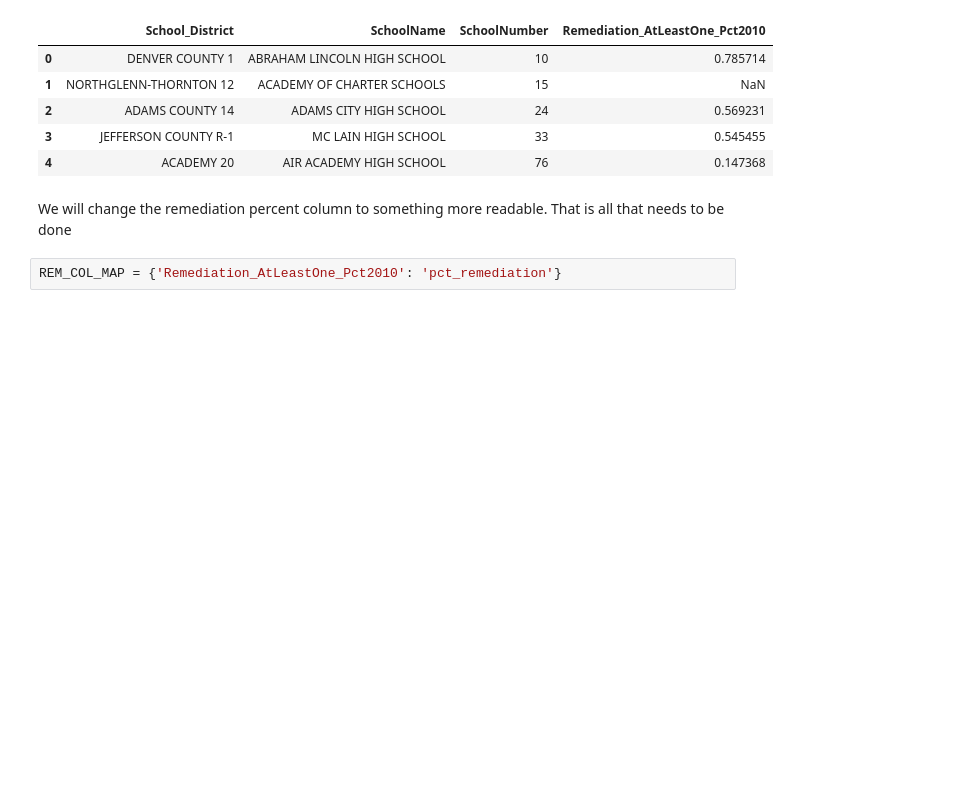
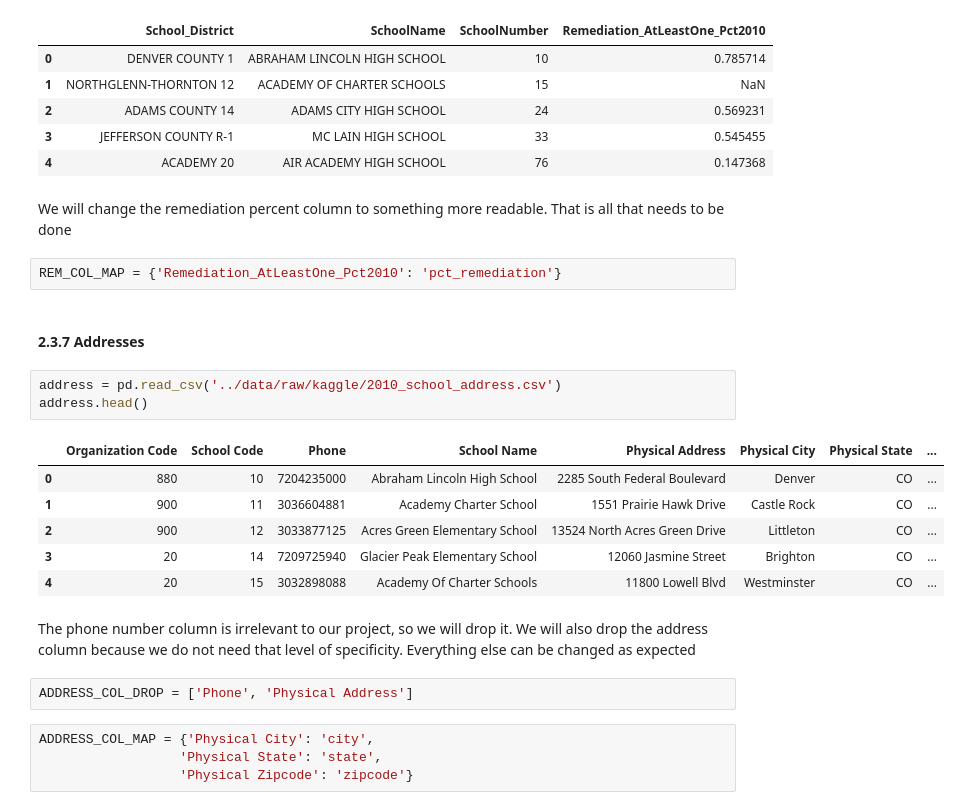
Before and after one commit to clewis53/CaeleyLewis-Capstone2-StoryOfColoradoEducation, a Jupyter notebook: notebooks/0.1-data-wrangling.ipynb, the cells around one changed output. Cells and saved outputs as stored; diff of their text form; blank space fills up the shorter version.

Commit message:
add make_address
make_address runs without error

```diff
--- a/notebooks/0.1-data-wrangling.ipynb
+++ b/notebooks/0.1-data-wrangling.ipynb
@@ -636,3 +636,23 @@ rem.head()
 We will change the remediation percent column to something more readable. That is all that needs to be done
 # %%
 REM_COL_MAP = {'Remediation_AtLeastOne_Pct2010': 'pct_remediation'}
+# %% [markdown]
+#### 2.3.7 Addresses <a id='make-address'></a>
+# %%
+address = pd.read_csv('../data/raw/kaggle/2010_school_address.csv')
+address.head()
+# %% [output]
+|  | Organization Code | School Code | Phone | School Name | Physical Address | Physical City | Physical State | ... |
+| 0 | 880 | 10 | 7204235000 | Abraham Lincoln High School | 2285 South Federal Boulevard | Denver | CO | ... |
+| 1 | 900 | 11 | 3036604881 | Academy Charter School | 1551 Prairie Hawk Drive | Castle Rock | CO | ... |
+| 2 | 900 | 12 | 3033877125 | Acres Green Elementary School | 13524 North Acres Green Drive | Littleton | CO | ... |
+| 3 | 20 | 14 | 7209725940 | Glacier Peak Elementary School | 12060 Jasmine Street | Brighton | CO | ... |
+| 4 | 20 | 15 | 3032898088 | Academy Of Charter Schools | 11800 Lowell Blvd | Westminster | CO | ... |
+# %% [markdown]
+The phone number column is irrelevant to our project, so we will drop it. We will also drop the address column because we do not need that level of specificity. Everything else can be changed as expected
+# %%
+ADDRESS_COL_DROP = ['Phone', 'Physical Address']
+# %%
+ADDRESS_COL_MAP = {'Physical City': 'city',
+                  'Physical State': 'state',
+                  'Physical Zipcode': 'zipcode'}
```
Also changed, not shown: parts of 1 cell of this notebook, 7 other files.
